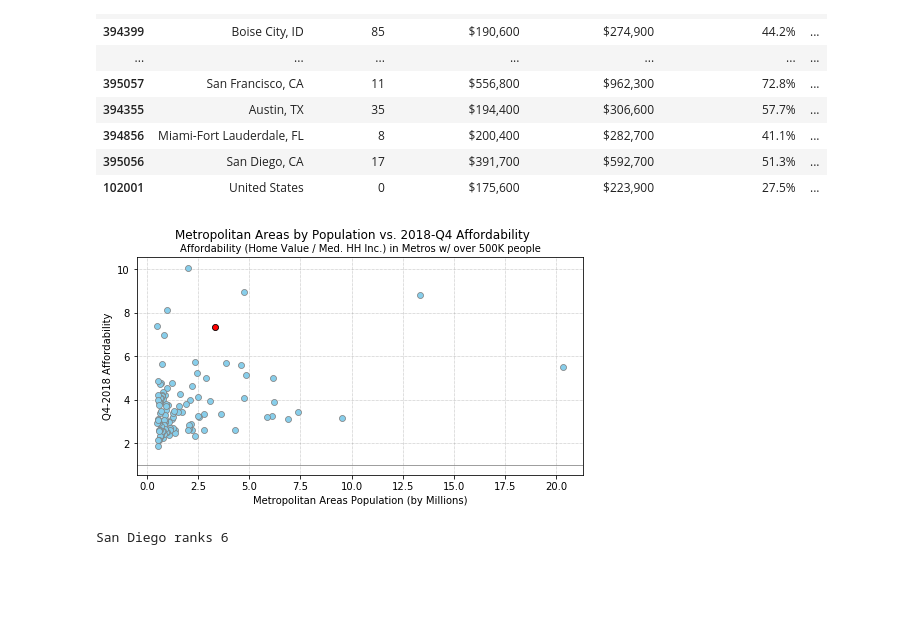
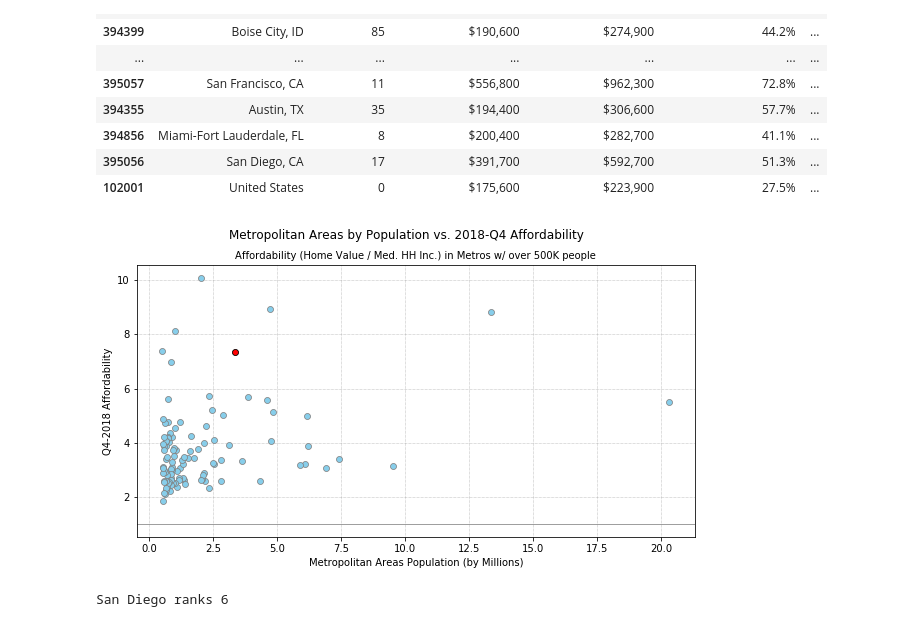
Before and after one commit to cgainor/Housing-and-Income-Appreciation, a Jupyter notebook: Work/Metro_10yr_Scatter.ipynb, the cells around one changed output. Cells and saved outputs as stored; diff of their text form; code cells hidden in the pictures; blank space fills up the shorter version.

```diff
--- a/Work/Metro_10yr_Scatter.ipynb
+++ b/Work/Metro_10yr_Scatter.ipynb
@@ -249,24 +247,24 @@ output10_df.append(US_datafmt_df)
 # %%
 # Create scatterplot #3
 
 # Plot points, labels, and title
-plt.figure(figsize=(8,4))
+plt.figure(figsize=(10,5))
 plt.scatter(large_metros_df["Population"]/1000000,large_metros_df["2018-Q4 Value-Income Ratio"], marker="o", facecolor="skyblue",
             edgecolor="grey", linewidth=0.75, zorder=2)
 plt.scatter(sandiego_df["Population"]/1000000, sandiego_df["2018-Q4 Value-Income Ratio"], marker="o", facecolor="red",
             edgecolor="black", linewidth=0.75, zorder=2)
 plt.xlabel("Metropolitan Areas Population (by Millions)")
 plt.ylabel("Q4-2018 Affordability")
 plt.suptitle("Metropolitan Areas by Population vs. 2018-Q4 Affordability")
 plt.title("Affordability (Home Value / Med. HH Inc.) in Metros w/ over 500K people", fontsize=10)
 # Create gridlines
 plt.axhline(y=1, color='grey', zorder=1, linewidth=0.75)
 plt.grid(color='grey', zorder=1, linestyle='dotted', linewidth=0.5)
 
 # Save graph
 plt.savefig("../Visualizations/afford_metro_pop.png", dpi=180, bbox_inches="tight")
 # %% [output]
-[figure, old version]
+[figure, new version]
 # %%
 # Rank the metros by affordability, descending
 metro_sortQ4_df = large_metros_df.sort_values(by="2018-Q4 Value-Income Ratio", ascending=False)
```
Also changed, not shown: parts of 6 cells of this notebook, 4 other files.
